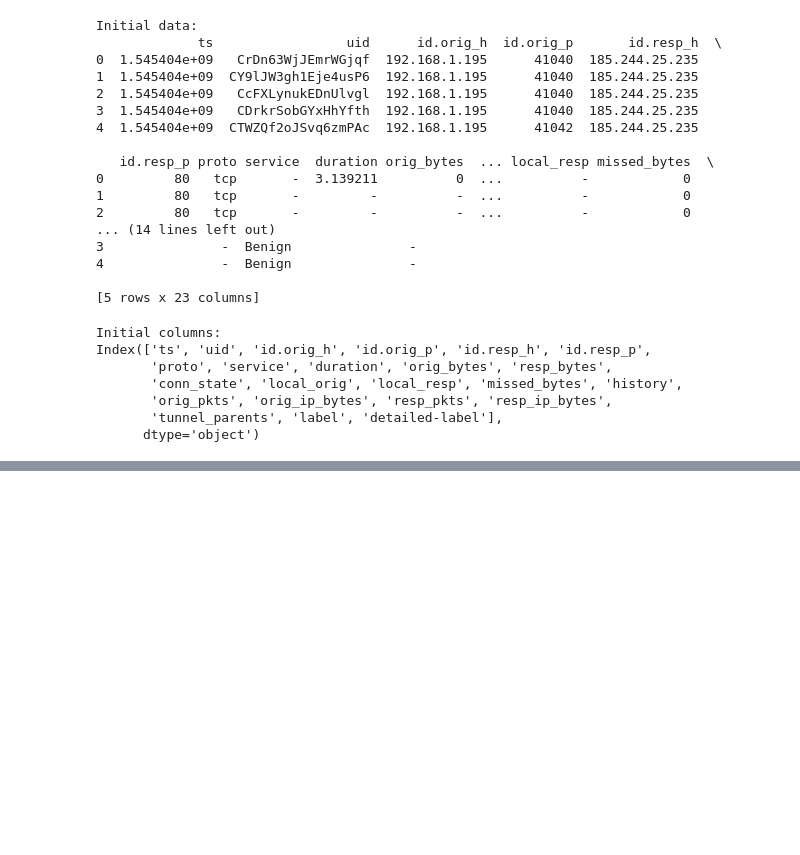
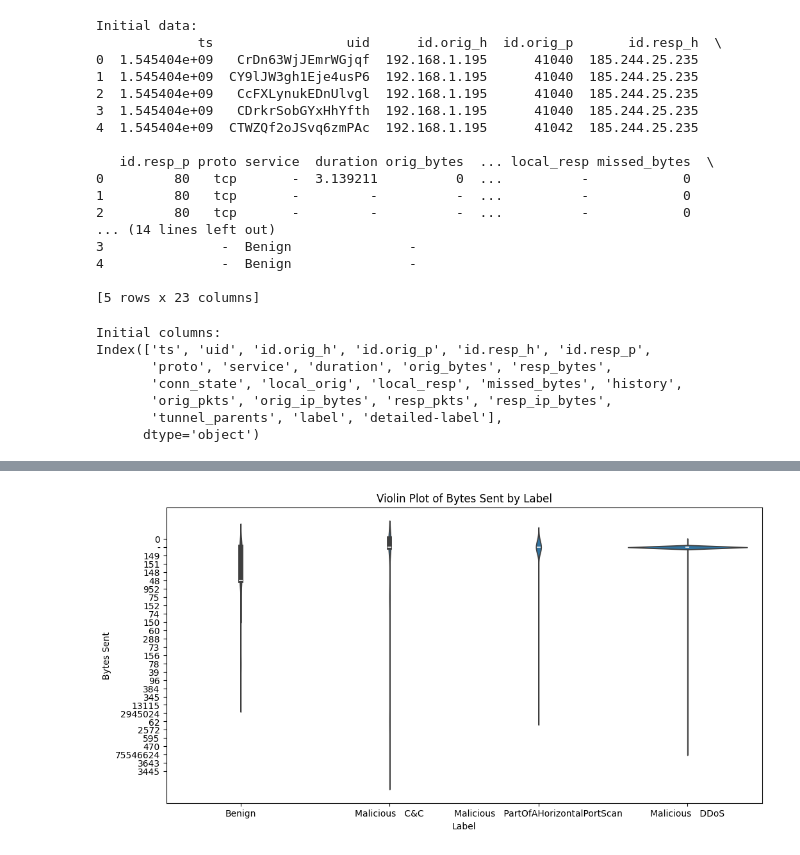
Before and after one commit to aurelisajuan/PredictBotnet, a Jupyter notebook: botnet.ipynb, the cells around one changed output, grey strips where cells are left out. Cells and saved outputs as stored; diff of their text form; code cells hidden in the pictures; blank space fills up the shorter version.

```diff
--- a/botnet.ipynb
+++ b/botnet.ipynb
@@ -98,0 +129,10 @@ See the caveats in the documentation: https://pandas.pydata.org/pandas-docs/stab
+# %%
+# Violin Plot of Bytes Sent by Label
+plt.figure(figsize=(12, 6))
+sns.violinplot(data=df_cleaned, x='Label', y='Bytes_Sent')
+plt.title('Violin Plot of Bytes Sent by Label')
+plt.xlabel('Label')
+plt.ylabel('Bytes Sent')
+plt.show()
+# %% [output]
+[figure, added]
```
Also changed, not shown: parts of 7 cells of this notebook.
